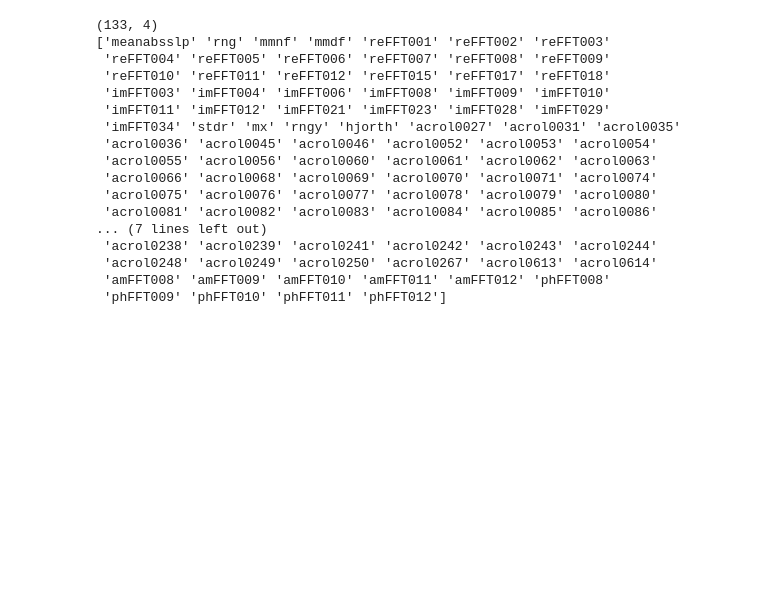
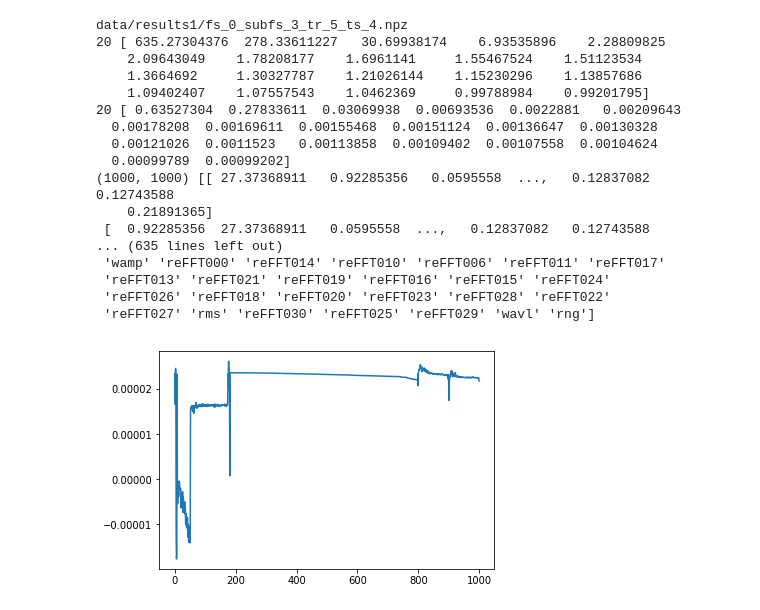
Before and after one commit to jagrio/MachineLearningSlippage, a Jupyter notebook: MLslippagesrc/MLslippage/FeatExplained.ipynb, the cells around one changed output. Cells and saved outputs as stored; diff of their text form; code cells hidden in the pictures; blank space fills up the shorter version.

Commit message:
Fixed feat selection and added pca explained importance. TODO pca_feat_importance

```diff
--- a/MLslippagesrc/MLslippage/FeatExplained.ipynb
+++ b/MLslippagesrc/MLslippage/FeatExplained.ipynb
@@ -254,24 +332,6 @@ TypeError: list indices must be integers, not list
 # %%
-fn = np.array(full_names)
-print fn.shape
-tmp = fn[:,0].astype(int).tolist()
+# fn = np.array(full_names)
+# print fn.shape
+# tmp = fn[:,0].astype(int).tolist()
 # print tmp
-print np.array(featnames)[tmp]
+# print np.array(featnames)[tmp]
-# %% [output]
-(133, 4)
-['meanabsslp' 'rng' 'mmnf' 'mmdf' 'reFFT001' 'reFFT002' 'reFFT003'
- 'reFFT004' 'reFFT005' 'reFFT006' 'reFFT007' 'reFFT008' 'reFFT009'
- 'reFFT010' 'reFFT011' 'reFFT012' 'reFFT015' 'reFFT017' 'reFFT018'
- 'imFFT003' 'imFFT004' 'imFFT006' 'imFFT008' 'imFFT009' 'imFFT010'
- 'imFFT011' 'imFFT012' 'imFFT021' 'imFFT023' 'imFFT028' 'imFFT029'
- 'imFFT034' 'stdr' 'mx' 'rngy' 'hjorth' 'acrol0027' 'acrol0031' 'acrol0035'
- 'acrol0036' 'acrol0045' 'acrol0046' 'acrol0052' 'acrol0053' 'acrol0054'
- 'acrol0055' 'acrol0056' 'acrol0060' 'acrol0061' 'acrol0062' 'acrol0063'
- 'acrol0066' 'acrol0068' 'acrol0069' 'acrol0070' 'acrol0071' 'acrol0074'
- 'acrol0075' 'acrol0076' 'acrol0077' 'acrol0078' 'acrol0079' 'acrol0080'
- 'acrol0081' 'acrol0082' 'acrol0083' 'acrol0084' 'acrol0085' 'acrol0086'
-... (7 lines left out)
- 'acrol0238' 'acrol0239' 'acrol0241' 'acrol0242' 'acrol0243' 'acrol0244'
- 'acrol0248' 'acrol0249' 'acrol0250' 'acrol0267' 'acrol0613' 'acrol0614'
- 'amFFT008' 'amFFT009' 'amFFT010' 'amFFT011' 'amFFT012' 'phFFT008'
- 'phFFT009' 'phFFT010' 'phFFT011' 'phFFT012']
@@ -277,0 +342,49 @@ print np.array(featnames)[tmp]
+# %%
+r, fs, subfs = 1, 0, 3
+filn = glob.glob("data/results" + str(r) + "/fs_" + str(fs) + "_subfs_" + str(subfs) + "_*.npz")[0]
+print filn
+model_file = np.load(filn)
+model = model_file['model']
+#keep a list of the 1000 features kept
+model_feat_scores = model[0].named_steps['feature_selection'].scores_
+model_pca_var = model[0].named_steps['decomp'].explained_variance_
+model_pca_var_rat = model[0].named_steps['decomp'].explained_variance_ratio_
+model_pca_covar = model[0].named_steps['decomp'].get_covariance()
+model_pca_mean = model[0].named_steps['decomp'].mean_
+n_comp = model[0].named_steps['decomp'].n_components_
+comp = model[0].named_steps['decomp'].components_
+print len(model_pca_var), model_pca_var
+print len(model_pca_var_rat), model_pca_var_rat
+print model_pca_covar.shape, model_pca_covar
+# plt.imshow(model_pca_covar)
+print len(model_pca_mean), model_pca_mean
+print n_comp
+print comp.shape, comp
+nfeat = 1000
+feat_importance = np.zeros(nfeat)
+for nc in range(len(comp)):
+    feat_importance += comp[nc]*model_pca_var_rat[nc]
+#     plt.plot(range(1000),comp[nc]*model_pca_var_rat[nc])
+plt.plot(range(nfeat),feat_importance/nfeat)
+print feat_importance*nfeat
+sort_feat_imp_ind = np.array(feat_importance).argsort()[:][::-1]
+print np.array(featnames)[sort_feat_imp_ind]
+# %% [output]
+data/results1/fs_0_subfs_3_tr_5_ts_4.npz
+20 [ 635.27304376  278.33611227   30.69938174    6.93535896    2.28809825
+    2.09643049    1.78208177    1.6961141     1.55467524    1.51123534
+    1.3664692     1.30327787    1.21026144    1.15230296    1.13857686
+    1.09402407    1.07557543    1.0462369     0.99788984    0.99201795]
+20 [ 0.63527304  0.27833611  0.03069938  0.00693536  0.0022881   0.00209643
+  0.00178208  0.00169611  0.00155468  0.00151124  0.00136647  0.00130328
+  0.00121026  0.0011523   0.00113858  0.00109402  0.00107558  0.00104624
+  0.00099789  0.00099202]
+(1000, 1000) [[ 27.37368911   0.92285356   0.0595558  ...,   0.12837082   0.12743588
+    0.21891365]
+ [  0.92285356  27.37368911   0.0595558  ...,   0.12837082   0.12743588
+... (635 lines left out)
+ 'wamp' 'reFFT000' 'reFFT014' 'reFFT010' 'reFFT006' 'reFFT011' 'reFFT017'
+ 'reFFT013' 'reFFT021' 'reFFT019' 'reFFT016' 'reFFT015' 'reFFT024'
+ 'reFFT026' 'reFFT018' 'reFFT020' 'reFFT023' 'reFFT028' 'reFFT022'
+ 'reFFT027' 'rms' 'reFFT030' 'reFFT025' 'reFFT029' 'wavl' 'rng']
+[figure, added]
```
Also changed, not shown: parts of 5 cells of this notebook.
